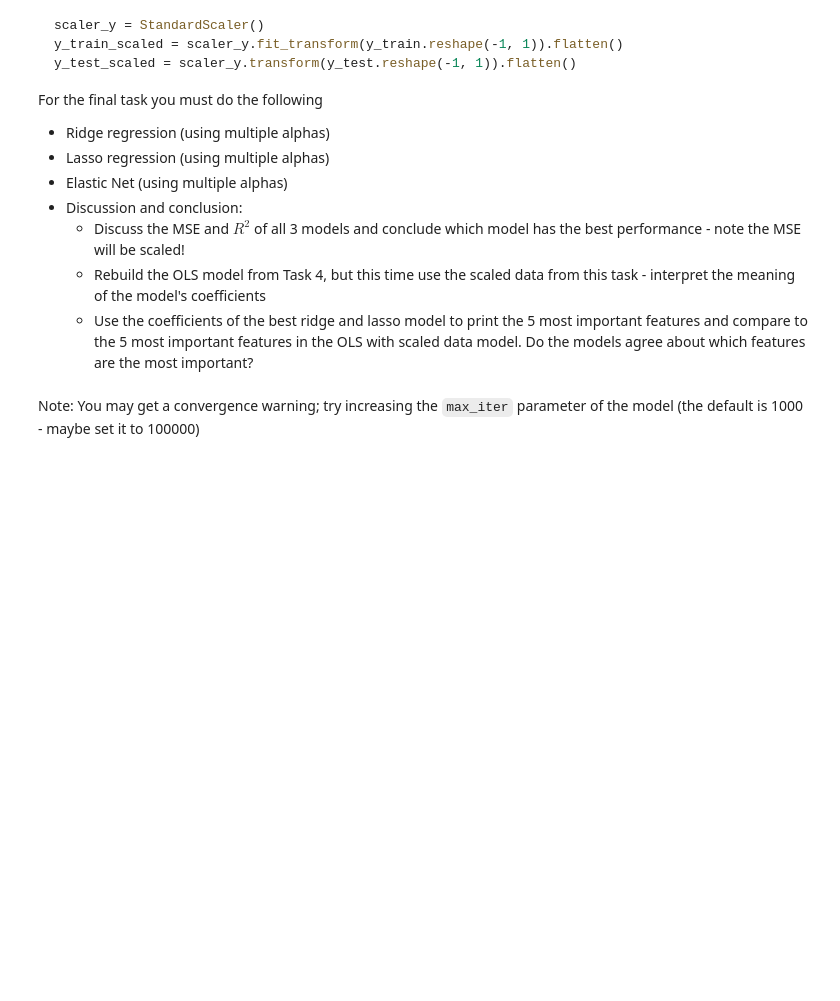
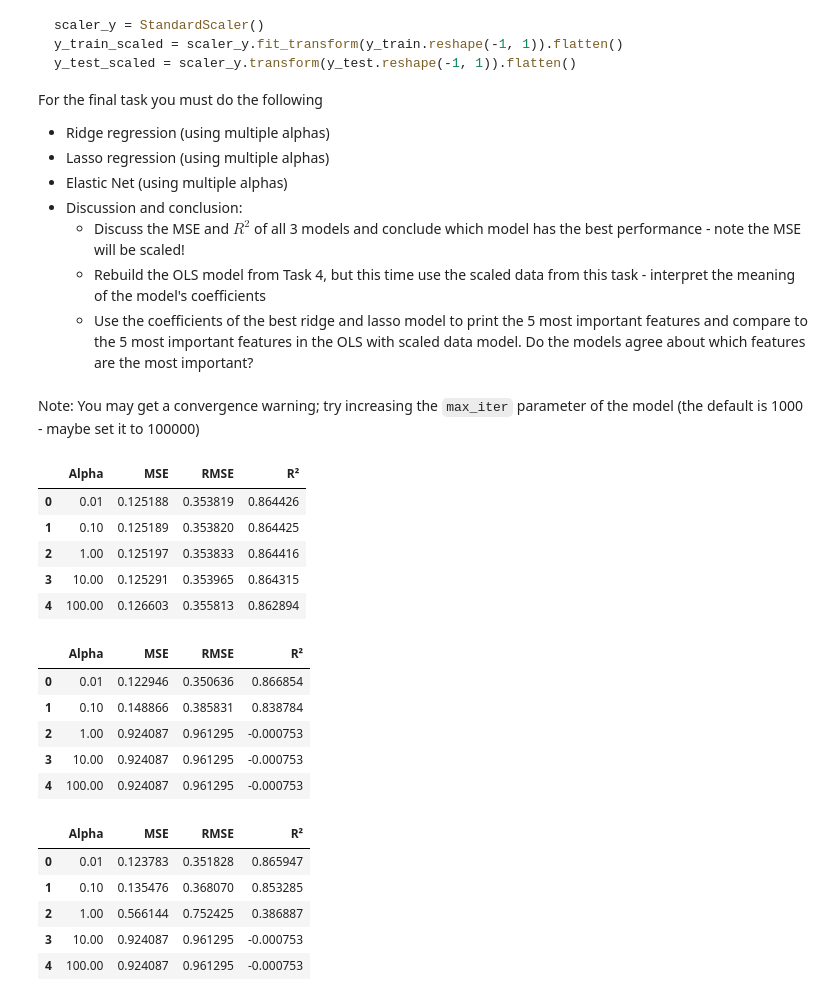
Before and after one commit to Sterup15/MAL1Workspace, a Jupyter notebook: MAL1Workspace/Assignment02/Assignment_2.ipynb, the cells around one changed output. Cells and saved outputs as stored; diff of their text form; code cells hidden in the pictures; blank space fills up the shorter version.

```diff
--- a/MAL1Workspace/Assignment02/Assignment_2.ipynb
+++ b/MAL1Workspace/Assignment02/Assignment_2.ipynb
@@ -209,0 +285,73 @@ Note: You may get a convergence warning; try increasing the `max_iter` parameter
+# %%
+# Use this for Task 5. Add more code blocks if needed.
+# Import necessary libraries for Ridge, Lasso, and Elastic Net Regression
+from sklearn.linear_model import Ridge, Lasso, ElasticNet
+from sklearn.metrics import mean_squared_error
+
+# Step 1: Standardize Data
+scaler_X = StandardScaler()
+X_train_scaled = scaler_X.fit_transform(X_train[:, 1:])  # Exclude intercept column
+X_test_scaled = scaler_X.transform(X_test[:, 1:])
+
+scaler_y = StandardScaler()
+y_train_scaled = scaler_y.fit_transform(y_train.reshape(-1, 1)).flatten()
+y_test_scaled = scaler_y.transform(y_test.reshape(-1, 1)).flatten()
+
+# Step 2: Train Ridge, Lasso, and Elastic Net Models with multiple alpha values
+alphas = [0.01, 0.1, 1, 10, 100]  # Different levels of regularization
+
+ridge_results, lasso_results, elastic_net_results = [], [], []
+
+for alpha in alphas:
+    # Ridge Regression
+    ridge = Ridge(alpha=alpha, max_iter=100000)
+    ridge.fit(X_train_scaled, y_train_scaled)
+    ridge_pred = ridge.predict(X_test_scaled)
+    ridge_mse = mean_squared_error(y_test_scaled, ridge_pred)
+    ridge_r2 = ridge.score(X_test_scaled, y_test_scaled)
+    ridge_results.append([alpha, ridge_mse, np.sqrt(ridge_mse), ridge_r2])
+
+    # Lasso Regression
+    lasso = Lasso(alpha=alpha, max_iter=100000)
+    lasso.fit(X_train_scaled, y_train_scaled)
+    lasso_pred = lasso.predict(X_test_scaled)
+    lasso_mse = mean_squared_error(y_test_scaled, lasso_pred)
+    lasso_r2 = lasso.score(X_test_scaled, y_test_scaled)
+    lasso_results.append([alpha, lasso_mse, np.sqrt(lasso_mse), lasso_r2])
+
+    # Elastic Net Regression
+    elastic_net = ElasticNet(alpha=alpha, l1_ratio=0.5, max_iter=100000)
+    elastic_net.fit(X_train_scaled, y_train_scaled)
+    elastic_net_pred = elastic_net.predict(X_test_scaled)
+    elastic_net_mse = mean_squared_error(y_test_scaled, elastic_net_pred)
+    elastic_net_r2 = elastic_net.score(X_test_scaled, y_test_scaled)
+    elastic_net_results.append([alpha, elastic_net_mse, np.sqrt(elastic_net_mse), elastic_net_r2])
+
+# Convert results to DataFrame for easy interpretation
+ridge_df = pd.DataFrame(ridge_results, columns=["Alpha", "MSE", "RMSE", "R²"])
+lasso_df = pd.DataFrame(lasso_results, columns=["Alpha", "MSE", "RMSE", "R²"])
+elastic_net_df = pd.DataFrame(elastic_net_results, columns=["Alpha", "MSE", "RMSE", "R²"])
+
+# Display results
+display(ridge_df)
+display(lasso_df)
+display(elastic_net_df)
+# %% [output]
+|  | Alpha | MSE | RMSE | R² |
+| 0 | 0.01 | 0.125188 | 0.353819 | 0.864426 |
+| 1 | 0.10 | 0.125189 | 0.353820 | 0.864425 |
+| 2 | 1.00 | 0.125197 | 0.353833 | 0.864416 |
+| 3 | 10.00 | 0.125291 | 0.353965 | 0.864315 |
+| 4 | 100.00 | 0.126603 | 0.355813 | 0.862894 |
+|  | Alpha | MSE | RMSE | R² |
+| 0 | 0.01 | 0.122946 | 0.350636 | 0.866854 |
+| 1 | 0.10 | 0.148866 | 0.385831 | 0.838784 |
+| 2 | 1.00 | 0.924087 | 0.961295 | -0.000753 |
+| 3 | 10.00 | 0.924087 | 0.961295 | -0.000753 |
+| 4 | 100.00 | 0.924087 | 0.961295 | -0.000753 |
+|  | Alpha | MSE | RMSE | R² |
+| 0 | 0.01 | 0.123783 | 0.351828 | 0.865947 |
+| 1 | 0.10 | 0.135476 | 0.368070 | 0.853285 |
+| 2 | 1.00 | 0.566144 | 0.752425 | 0.386887 |
+| 3 | 10.00 | 0.924087 | 0.961295 | -0.000753 |
+| 4 | 100.00 | 0.924087 | 0.961295 | -0.000753 |
```
Also changed, not shown: parts of 14 cells of this notebook.
